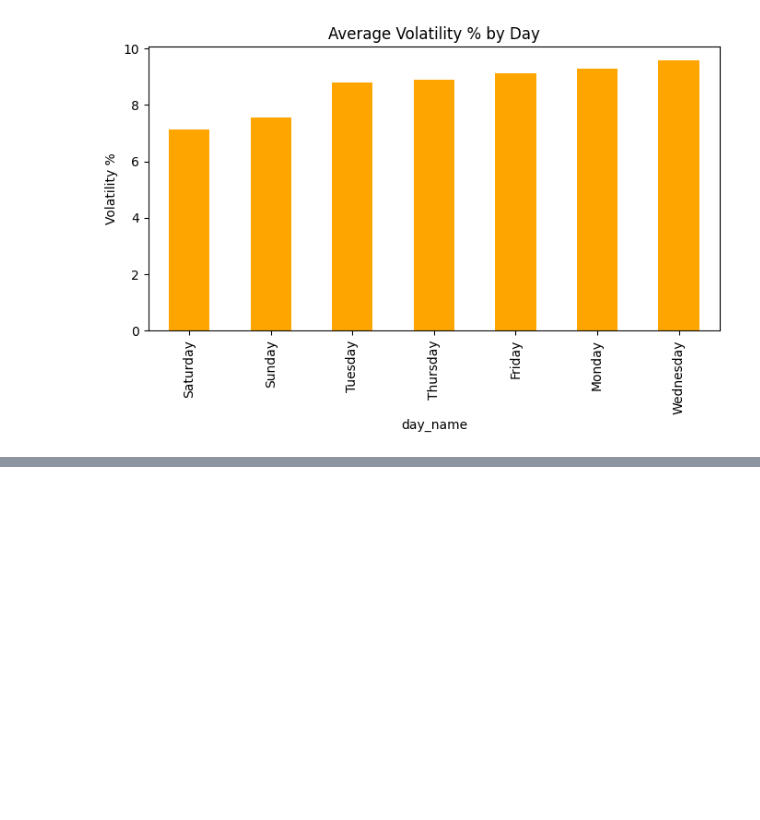
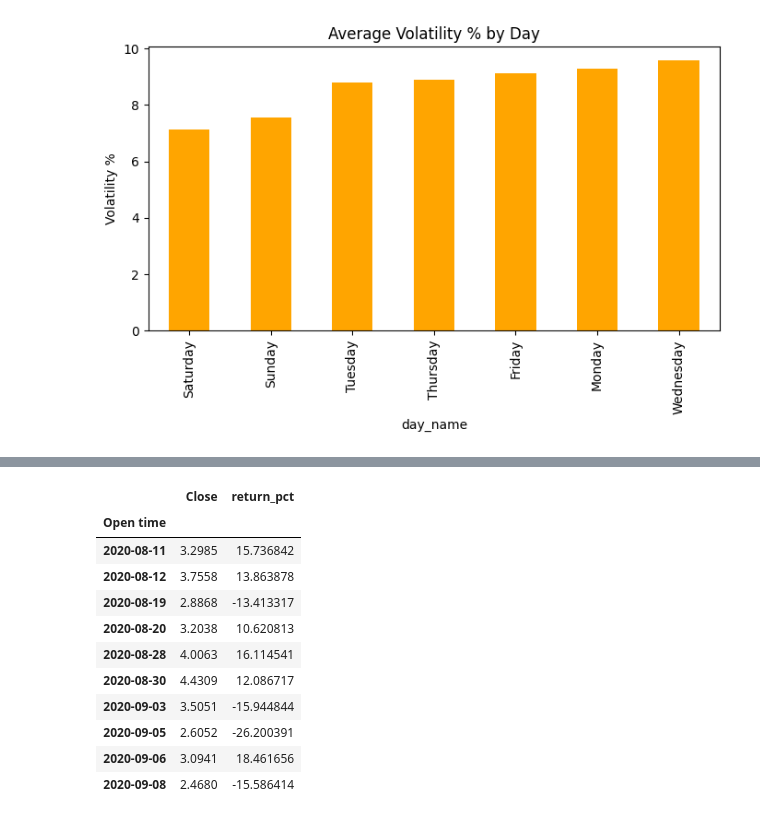
Before and after one commit to DakshC17/Solana_Price_Analysis, a Jupyter notebook: notebooks/solana_analysis.ipynb, the cells around one changed output, grey strips where cells are left out. Cells and saved outputs as stored; diff of their text form; code cells hidden in the pictures; blank space fills up the shorter version.

```diff
--- a/notebooks/solana_analysis.ipynb
+++ b/notebooks/solana_analysis.ipynb
@@ -194,0 +212,17 @@ plt.show()
+# %%
+big_moves = df[abs(df['return_pct']) > 10]
+
+big_moves[['Close','return_pct']].head(10)
+# %% [output]
+|  | Close | return_pct |
+| Open time |  |  |
+| 2020-08-11 | 3.2985 | 15.736842 |
+| 2020-08-12 | 3.7558 | 13.863878 |
+| 2020-08-19 | 2.8868 | -13.413317 |
+| 2020-08-20 | 3.2038 | 10.620813 |
+| 2020-08-28 | 4.0063 | 16.114541 |
+| 2020-08-30 | 4.4309 | 12.086717 |
+| 2020-09-03 | 3.5051 | -15.944844 |
+| 2020-09-05 | 2.6052 | -26.200391 |
+| 2020-09-06 | 3.0941 | 18.461656 |
+| 2020-09-08 | 2.4680 | -15.586414 |
```
Also changed, not shown: parts of 11 cells of this notebook.
